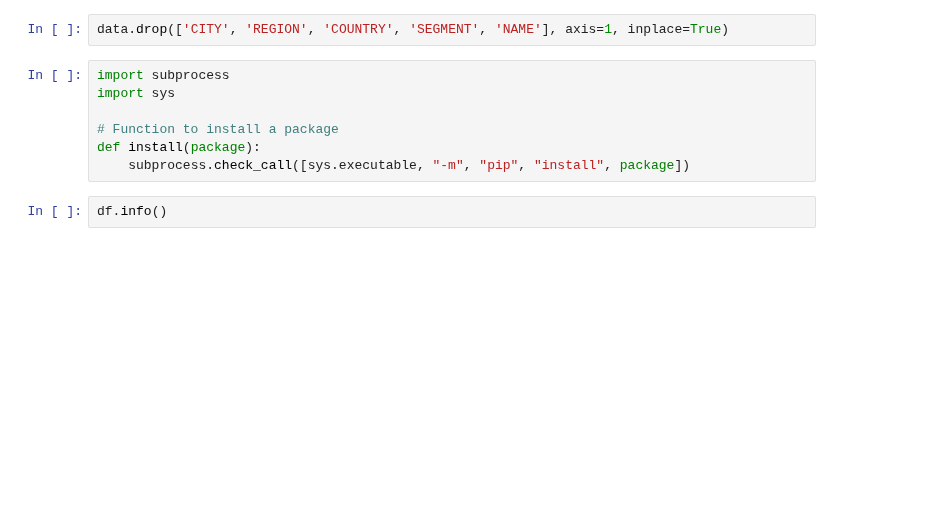
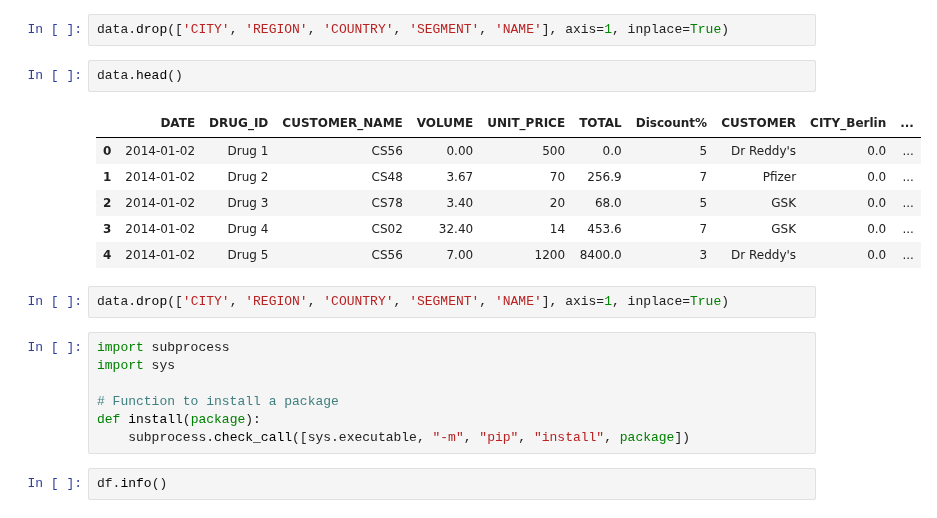
Before and after one commit to SohamLTI/Sarkar, a Jupyter notebook: ParmaTest.ipynb, the cells around one changed output. Cells and saved outputs as stored; diff of their text form; blank space fills up the shorter version.

```diff
--- a/ParmaTest.ipynb
+++ b/ParmaTest.ipynb
@@ -197,6 +197,17 @@ data.head()
 | 4 | 2014-01-02 | Drug 5 | CS56 | 7.00 | 1200 | 8400.0 | 3 | Dr Reddy's | Sydney | Asia-Pacific | ... |
 # %%
 data.drop(['CITY', 'REGION', 'COUNTRY', 'SEGMENT', 'NAME'], axis=1, inplace=True)
+# %%
+data.head()
+# %% [output]
+|  | DATE | DRUG_ID | CUSTOMER_NAME | VOLUME | UNIT_PRICE | TOTAL | Discount% | CUSTOMER | CITY_Berlin | ... |
+| 0 | 2014-01-02 | Drug 1 | CS56 | 0.00 | 500 | 0.0 | 5 | Dr Reddy's | 0.0 | ... |
+| 1 | 2014-01-02 | Drug 2 | CS48 | 3.67 | 70 | 256.9 | 7 | Pfizer | 0.0 | ... |
+| 2 | 2014-01-02 | Drug 3 | CS78 | 3.40 | 20 | 68.0 | 5 | GSK | 0.0 | ... |
+| 3 | 2014-01-02 | Drug 4 | CS02 | 32.40 | 14 | 453.6 | 7 | GSK | 0.0 | ... |
+| 4 | 2014-01-02 | Drug 5 | CS56 | 7.00 | 1200 | 8400.0 | 3 | Dr Reddy's | 0.0 | ... |
+# %%
+data.drop(['CITY', 'REGION', 'COUNTRY', 'SEGMENT', 'NAME'], axis=1, inplace=True)
 # %%
 import subprocess
 import sys
```
